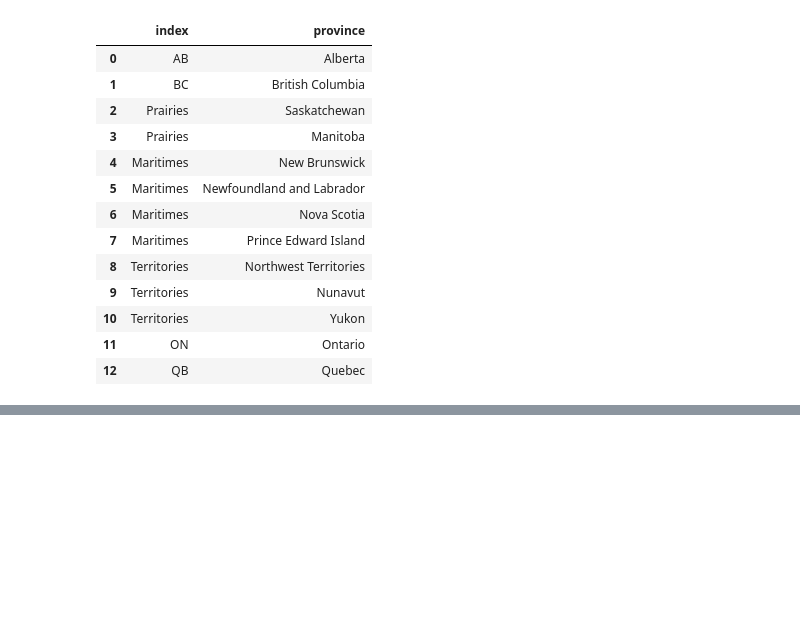
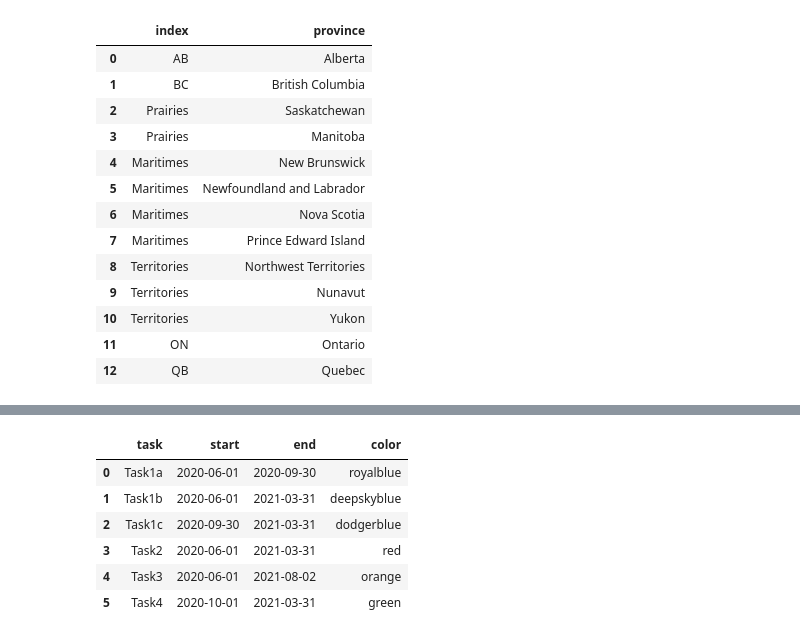
Before and after one commit to freinric/Dashboard_Cost-of-living, a Jupyter notebook: src/provgroupcol.ipynb, the cells around one changed output, grey strips where cells are left out. Drawn from its saved outputs; the diff is of its cells as text; code cells hidden in the pictures; blank space fills up the shorter version.

```diff
--- a/src/provgroupcol.ipynb
+++ b/src/provgroupcol.ipynb
@@ -103,0 +99,22 @@ total_df
+# %%
+mytaskbars = pd.DataFrame([
+    {"task": "Task1a", "start": '2020-06-01', "end": '2020-09-30', "color": 'royalblue'},
+    {"task": "Task1b", "start": '2020-06-01', "end": '2021-03-31', "color": 'deepskyblue'},
+    {"task": "Task1c", "start": '2020-09-30', "end": '2021-03-31', "color": 'dodgerblue'},
+    {"task": "Task2", "start": '2020-06-01', "end": '2021-03-31', "color": 'red'},
+    {"task": "Task3", "start": '2020-06-01', "end": '2021-08-02', "color": 'orange'},
+    {"task": "Task4", "start": '2020-10-01', "end": '2021-03-31', "color": 'green'},
+])
+
+mytaskbars["start"] = pd.to_datetime(mytaskbars["start"])
+mytaskbars["end"] = pd.to_datetime(mytaskbars["end"])
+
+
+chart = alt.Chart(mytaskbars).mark_bar(opacity=0.7).encode(
+    x=alt.X('start', axis=alt.Axis(title='Date', labelAngle=-45, format = ("%b %Y"))),
+    x2 = 'end',
+    y=alt.Y('task', axis=alt.Axis(title=None)),
+    color = 'color:N'
+)
+
+chart
@@ -103,0 +123,10 @@ total_df
+# %%
+mytaskbars
+# %% [output]
+|  | task | start | end | color |
+| 0 | Task1a | 2020-06-01 | 2020-09-30 | royalblue |
+| 1 | Task1b | 2020-06-01 | 2021-03-31 | deepskyblue |
+| 2 | Task1c | 2020-09-30 | 2021-03-31 | dodgerblue |
+| 3 | Task2 | 2020-06-01 | 2021-03-31 | red |
+| 4 | Task3 | 2020-06-01 | 2021-08-02 | orange |
+| 5 | Task4 | 2020-10-01 | 2021-03-31 | green |
```
Also changed, not shown: parts of 11 cells of this notebook, 1 other file.
